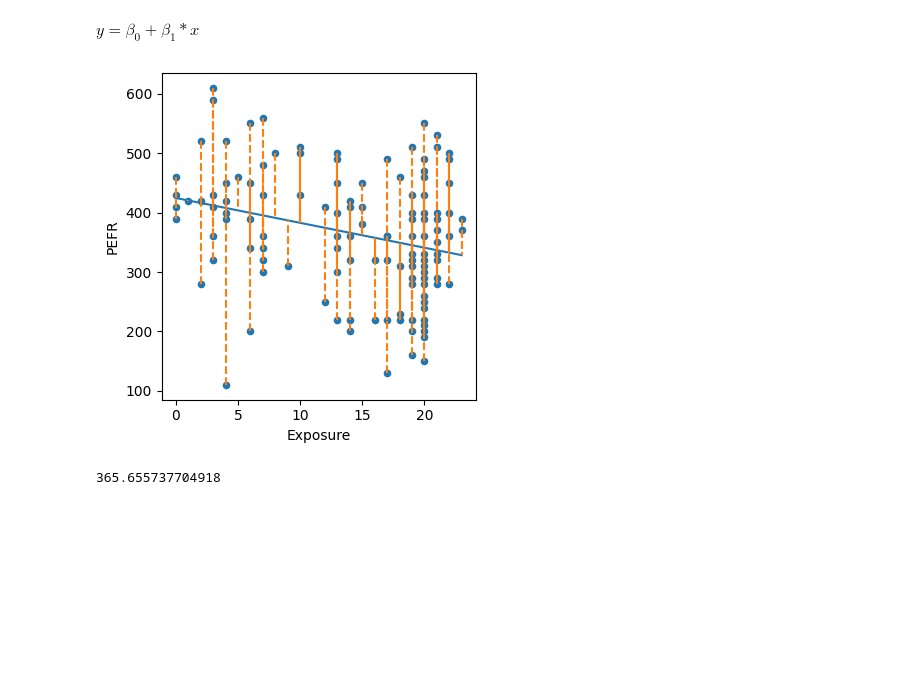
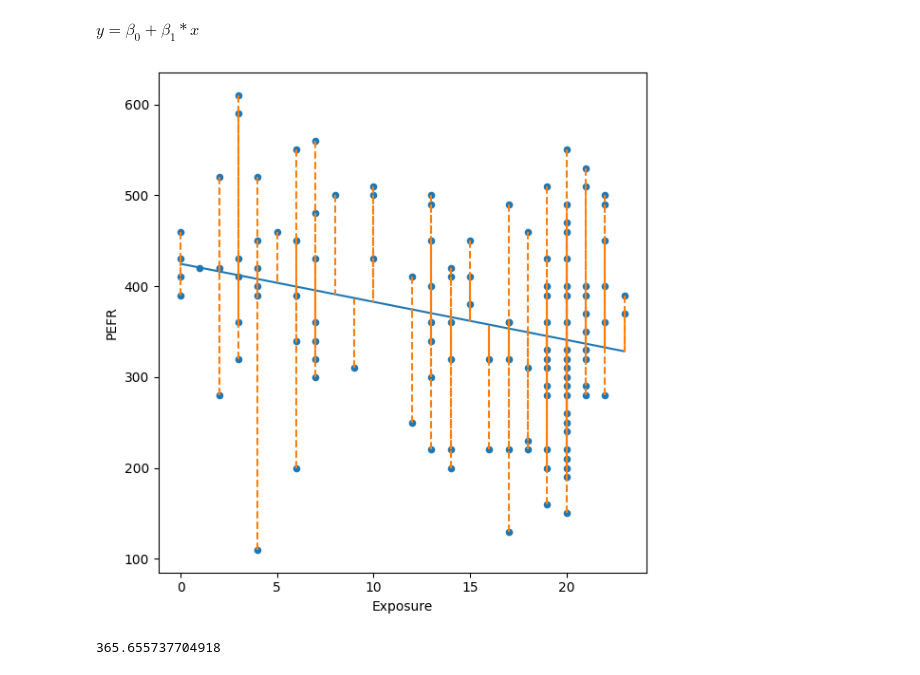
Before and after one commit to igumnov-daniel/HOCK_FEBRUARY_2023, a Jupyter notebook: 11_ML_1_linreg/11_1_sklearn_intro.ipynb, the cells around one changed output. Drawn from its saved outputs; the diff is of its cells as text; code cells hidden in the pictures; blank space fills up the shorter version.

```diff
--- a/11_ML_1_linreg/11_1_sklearn_intro.ipynb
+++ b/11_ML_1_linreg/11_1_sklearn_intro.ipynb
@@ -85,15 +111,15 @@ $ y = \beta_0 + \beta_1 * x $
 fitted = model.predict(lung[predictors])
 residuals = lung[outcome] - fitted
 # %%
-ax = lung.plot.scatter(x='Exposure', y='PEFR', figsize=(4, 4))
+ax = lung.plot.scatter(x='Exposure', y='PEFR', figsize=(6, 6))
 ax.plot(lung.Exposure, fitted)
 for x, yactual, yfitted in zip(lung.Exposure, lung.PEFR, fitted):
     ax.plot((x, x), (yactual, yfitted), '--', color='C1')
 
 plt.tight_layout()
 plt.show()
 # %% [output]
-[figure, old version]
+[figure, new version]
 # %%
 lung[outcome].mean()
 # %% [output]
```
Also changed, not shown: parts of 3 cells of this notebook.
